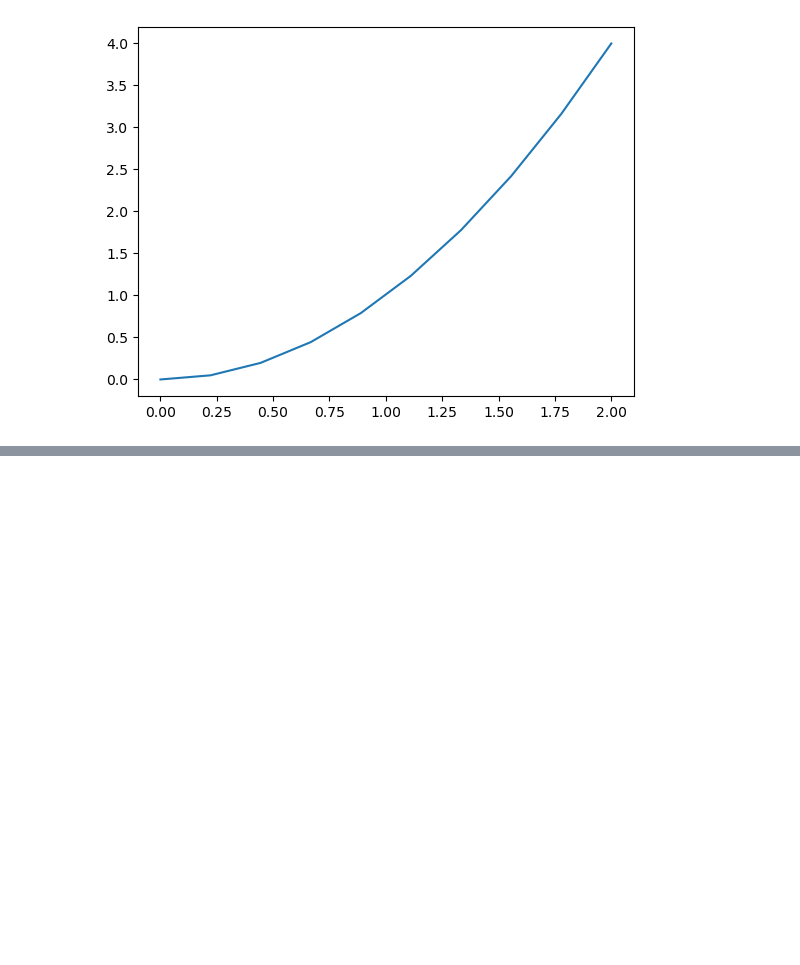
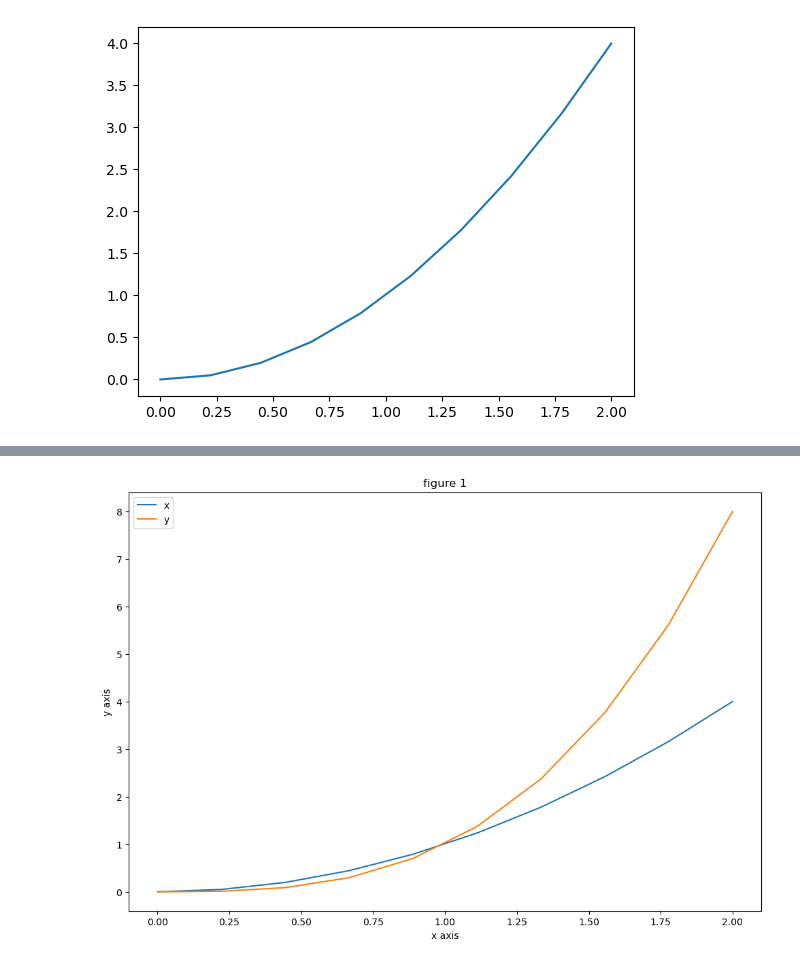
Before and after one commit to DonaPam/Python_MachineLearning-, a Jupyter notebook: sample.ipynb, the cells around one changed output, grey strips where cells are left out. Cells and saved outputs as stored; diff of their text form; code cells hidden in the pictures; blank space fills up the shorter version.

```diff
--- a/sample.ipynb
+++ b/sample.ipynb
@@ -482,0 +493,12 @@ plt.plot(x,y)
+# %%
+plt.figure(figsize=(12,8))
+plt.plot(x,y, label='x**2')
+plt.plot(x,x**3, label='x**3')
+
+plt.title('figure 1')
+plt.xlabel('x axis')
+plt.ylabel('y axis')
+plt.legend(['x','y'])
+plt.savefig('figure1.png')
+# %% [output]
+[figure, added]
```
Also changed, not shown: parts of 2 cells of this notebook, 1 other file.
